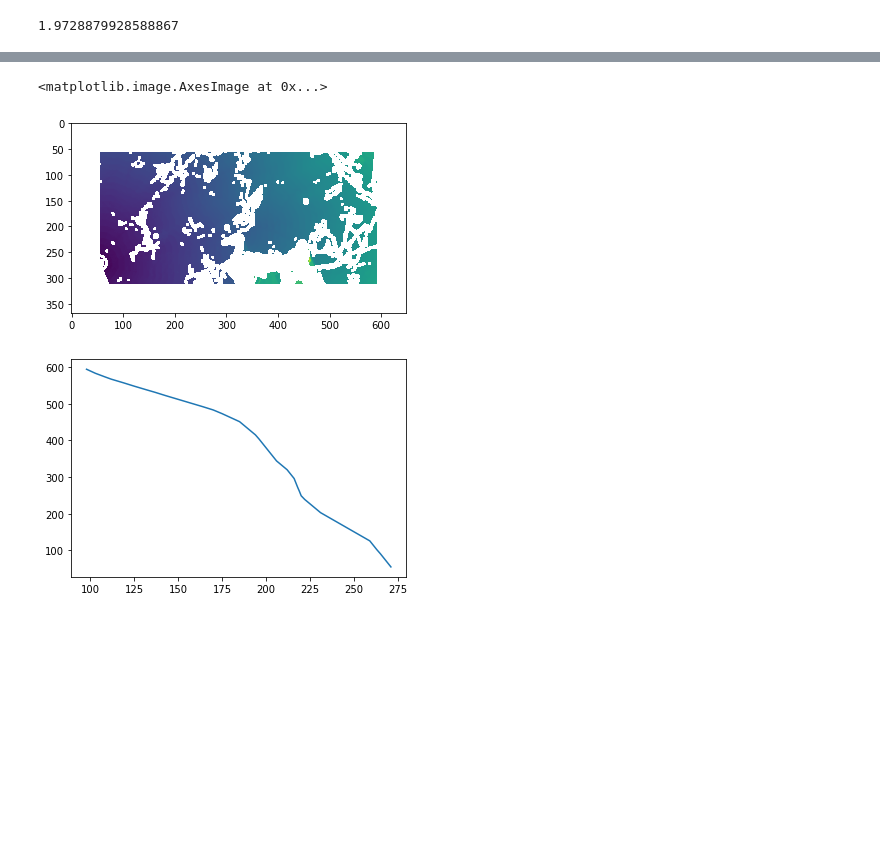
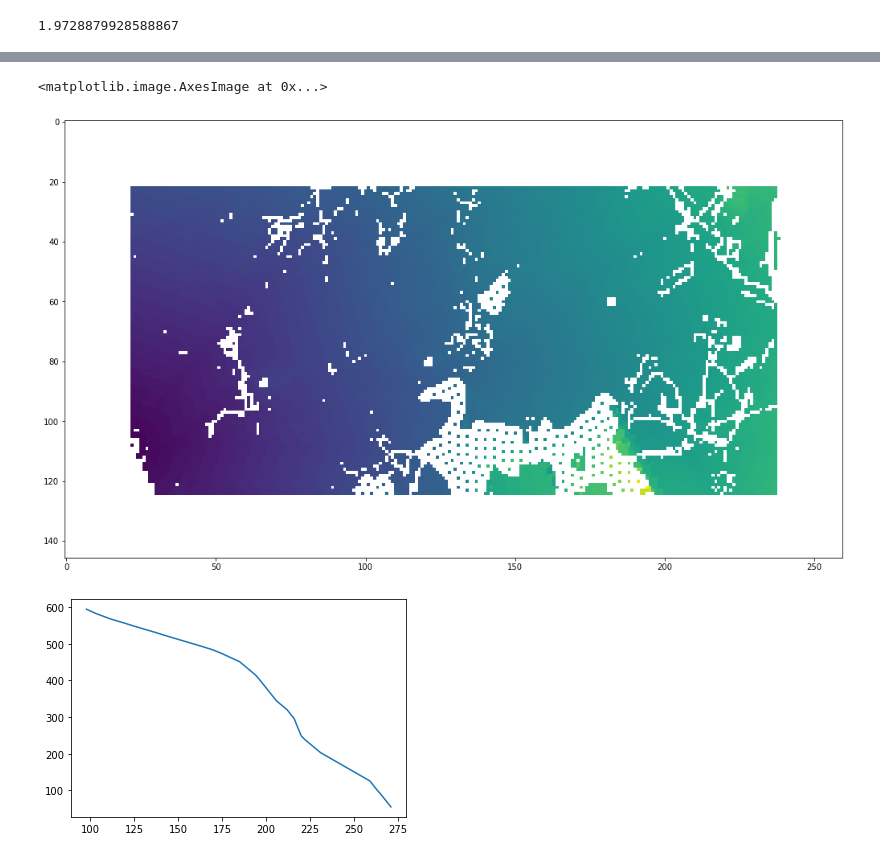
Before and after one commit to NinaWie/PowerPlanner, a Jupyter notebook: notebooks/topological_sort.ipynb, the cells around one changed output, grey strips where cells are left out. Saved outputs shown, nothing was run; the diff lists cells and outputs as text; code cells hidden in the pictures; blank space fills up the shorter version.

```diff
--- a/notebooks/topological_sort.ipynb
+++ b/notebooks/topological_sort.ipynb
@@ -22,7 +22,7 @@ PATH_FILES = "../data"
 ID = "w_ksp_5"  # str(round(time.time() / 60))[-5:]
 
 OUT_PATH = "outputs/path_" + ID
-SCALE_PARAM = 5  # args.scale
+SCALE_PARAM = 2  # args.scale
 # normal graph pipeline
 # PIPELINE = [(2, 50), (1, 0)]  # [(1, 0)]  # [(4, 80), (2, 50), (1, 0)]  #
 # random graph pipeline
@@ -60,11 +60,11 @@ graph.set_shift(
     cfg.PYLON_DIST_MIN,
     cfg.PYLON_DIST_MAX,
     dest_inds - start_inds,
-    1.5,
+    cfg.MAX_ANGLE,
     max_angle_lg=cfg.MAX_ANGLE_LG
 )
 corridor = np.ones(instance_corr.shape) * 0.5
-graph.set_corridor(corridor, start_inds, dest_inds, factor_or_n_edges=1)
+graph.set_corridor(corridor, start_inds, dest_inds, factor_or_n_edges=2)
 
 graph.set_edge_costs(
     data.layer_classes, data.class_weights, angle_weight=cfg.ANGLE_WEIGHT
@@ -249,8 +309,9 @@ print(time.time()-tic)
 # %%
+plt.figure(figsize=(20,10))
 plt.imshow(np.min(graph.dists,axis=0))
 # %% [output]
 <matplotlib.image.AxesImage at 0x...>
-[figure, old version]
+[figure, new version]
 # %%
 path, p_costs, cost_sum = graph.get_shortest_path(start_inds, dest_inds)
 path = np.asarray(path)
```
Also changed, not shown: parts of 14 cells of this notebook, 7 other files.
